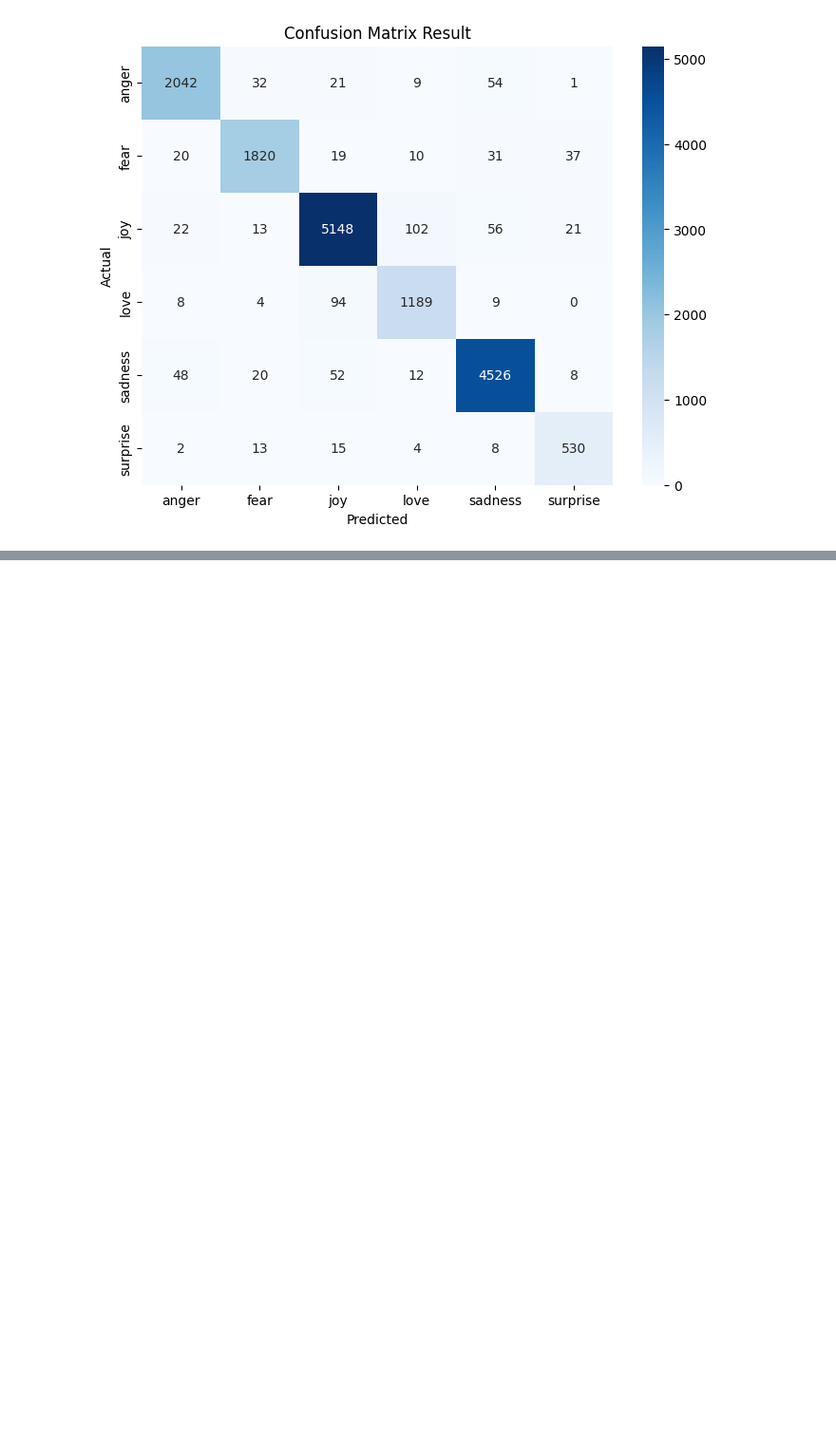
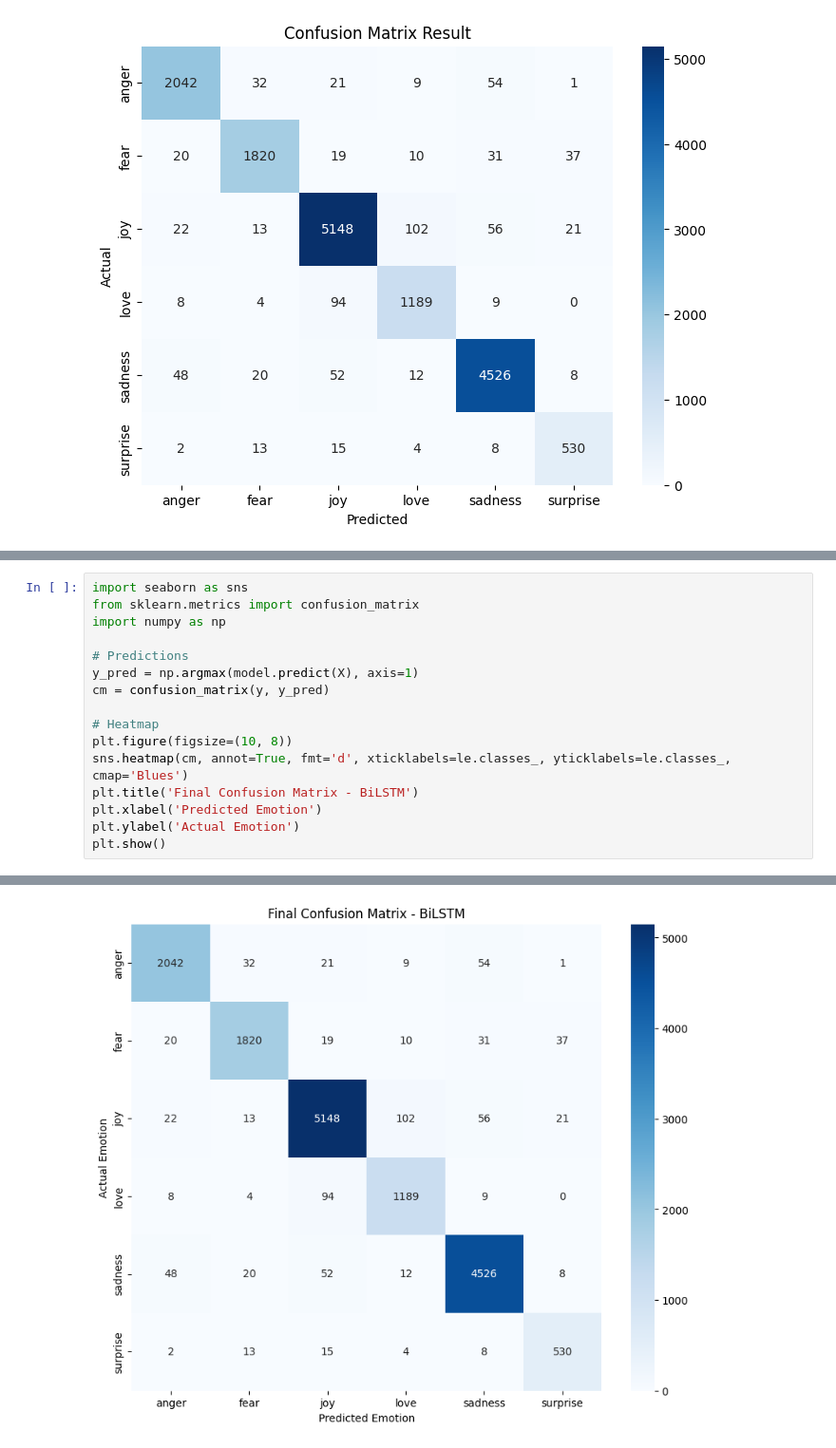
Before and after one commit to kashyapmuskan2111-droid/projectbtp, a Jupyter notebook: Untitled10.ipynb, the cells around one changed output, grey strips where cells are left out. Shown at 95% size. Saved outputs shown, nothing was run; the diff lists cells and outputs as text; blank space fills up the shorter version.

```diff
--- a/Untitled10.ipynb
+++ b/Untitled10.ipynb
@@ -127,0 +153,17 @@ plt.show()
+# %%
+import seaborn as sns
+from sklearn.metrics import confusion_matrix
+import numpy as np
+
+# Predictions
+y_pred = np.argmax(model.predict(X), axis=1)
+cm = confusion_matrix(y, y_pred)
+
+# Heatmap
+plt.figure(figsize=(10, 8))
+sns.heatmap(cm, annot=True, fmt='d', xticklabels=le.classes_, yticklabels=le.classes_, cmap='Blues')
+plt.title('Final Confusion Matrix - BiLSTM')
+plt.xlabel('Predicted Emotion')
+plt.ylabel('Actual Emotion')
+plt.show()
+# %% [output]
@@ -127,0 +171 @@ plt.show()
+[figure, added]
```
Also changed, not shown: parts of 2 cells of this notebook.
